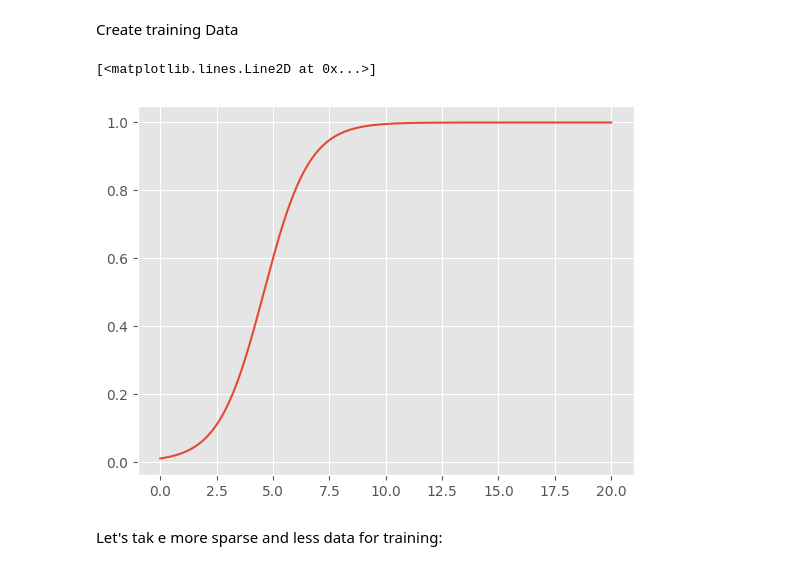
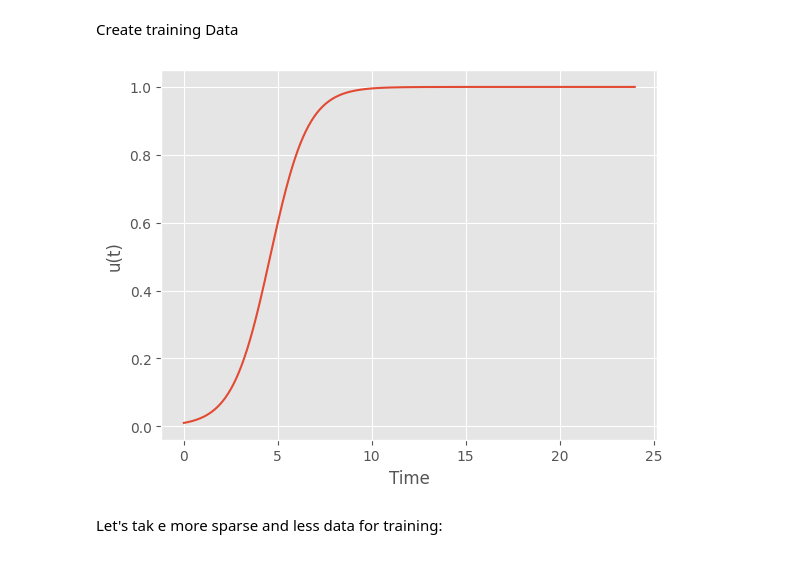
Before and after one commit to tirtho109/MasterThesis, a Jupyter notebook: src/SCIANN/sciann_model1.ipynb, the cells around one changed output. Cells and saved outputs as stored; diff of their text form; code cells hidden in the pictures.

```diff
--- a/src/SCIANN/sciann_model1.ipynb
+++ b/src/SCIANN/sciann_model1.ipynb
@@ -105,14 +106,19 @@ Create training Data
 # %%
 initial_cond = [0.01] # u_0
 params = [1] # C
-tTrain = np.linspace(0,20,500)
+tTrain = np.linspace(0,24,500)
 sol = ode_solver(tTrain, initial_cond, params)
 uTrain = sol[:,0]
-# %%
-plt.plot(tTrain, uTrain)
-# %% [output]
-[<matplotlib.lines.Line2D at 0x...>]
-[figure, removed]
+# %%
+plt.plot(tTrain, uTrain)
+#set x label time
+plt.xlabel('Time')
+#set y label u(t)
+plt.ylabel('u(t)')
+# sace the image as SGModel.png
+plt.savefig('SGModel.png')
+# %% [output]
+[figure, added]
 # %% [markdown]
 Let's tak e more sparse and less data for training:
 # %%
```
Also changed, not shown: parts of 10 cells of this notebook, 1 other file.
